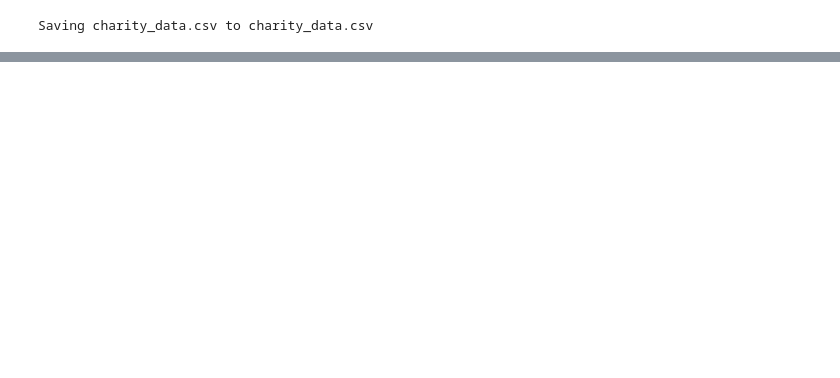
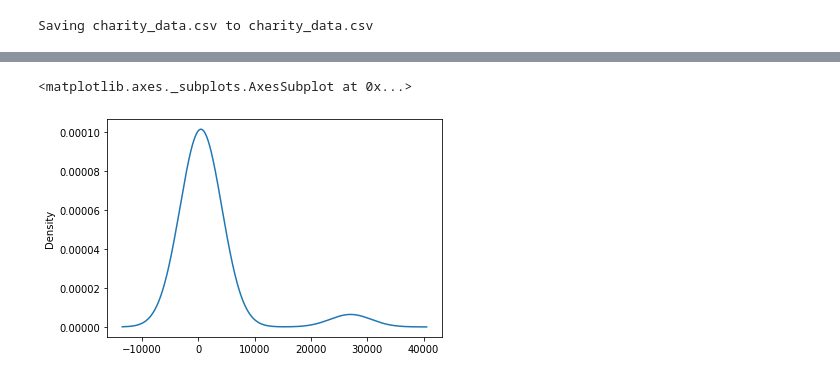
Before and after one commit to BiancaTaisePommerening/Neural_Network_Charity_Analysis, a Jupyter notebook: AlphabetSoupCharity_Optimzation.ipynb, the cells around one changed output, grey strips where cells are left out. Saved outputs shown, nothing was run; the diff lists cells and outputs as text; code cells hidden in the pictures; blank space fills up the shorter version.

```diff
--- a/AlphabetSoupCharity_Optimzation.ipynb
+++ b/AlphabetSoupCharity_Optimzation.ipynb
@@ -31,0 +39,4 @@ application_df.head()
+# %%
+# Drop the non-beneficial ID columns, 'EIN' and 'NAME'.
+new_application_df = application_df.drop(columns=['EIN','NAME'])
+new_application_df
@@ -31,0 +81,9 @@ application_df.head()
+# %%
+# Look at APPLICATION_TYPE value counts for binning
+application_type_counts = new_application_df.APPLICATION_TYPE.value_counts()
+# %%
+# Visualize the value counts of APPLICATION_TYPE
+application_type_counts.plot.density()
+# %% [output]
+<matplotlib.axes._subplots.AxesSubplot at 0x...>
+[figure, added]
```
Also changed, not shown: parts of 8 cells of this notebook.
